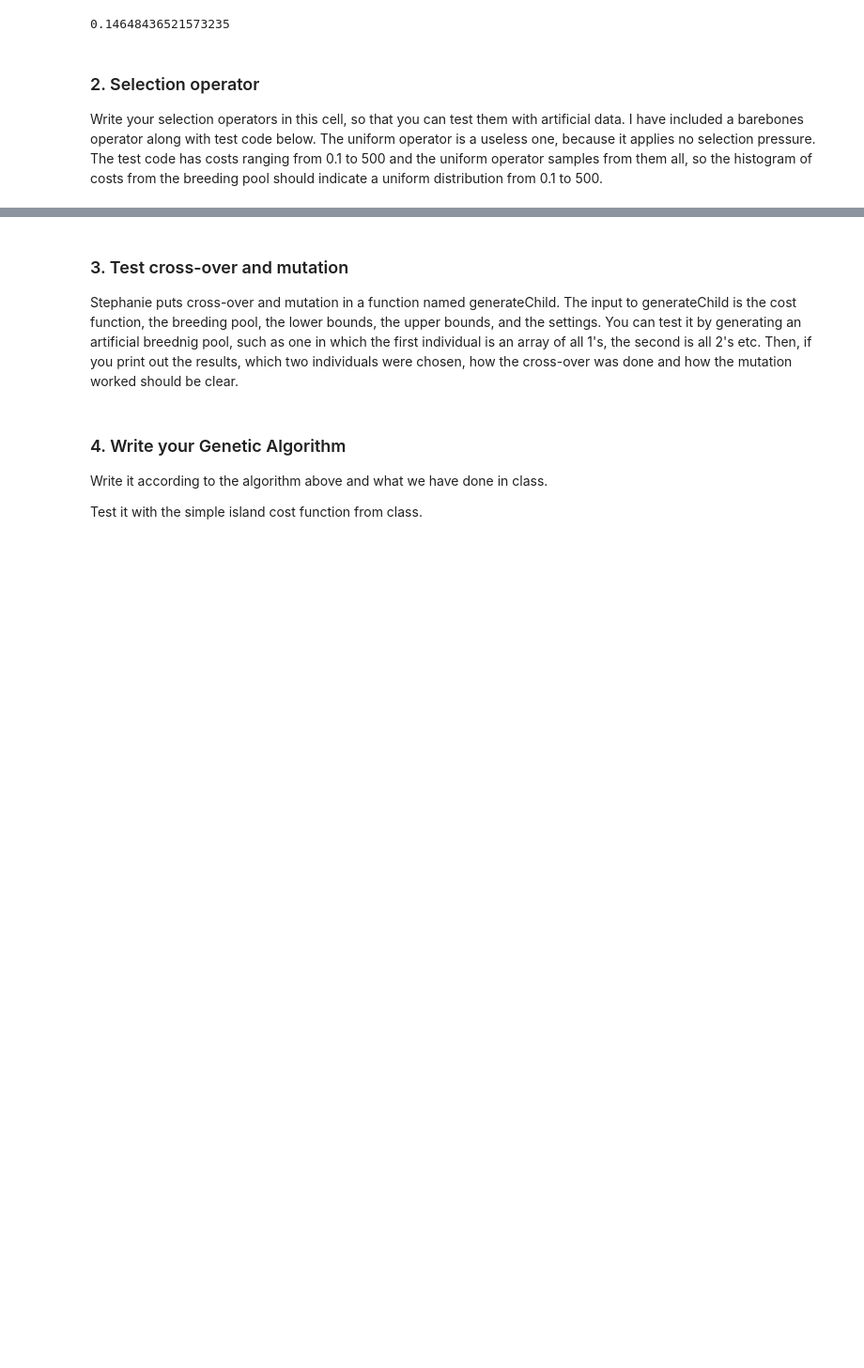
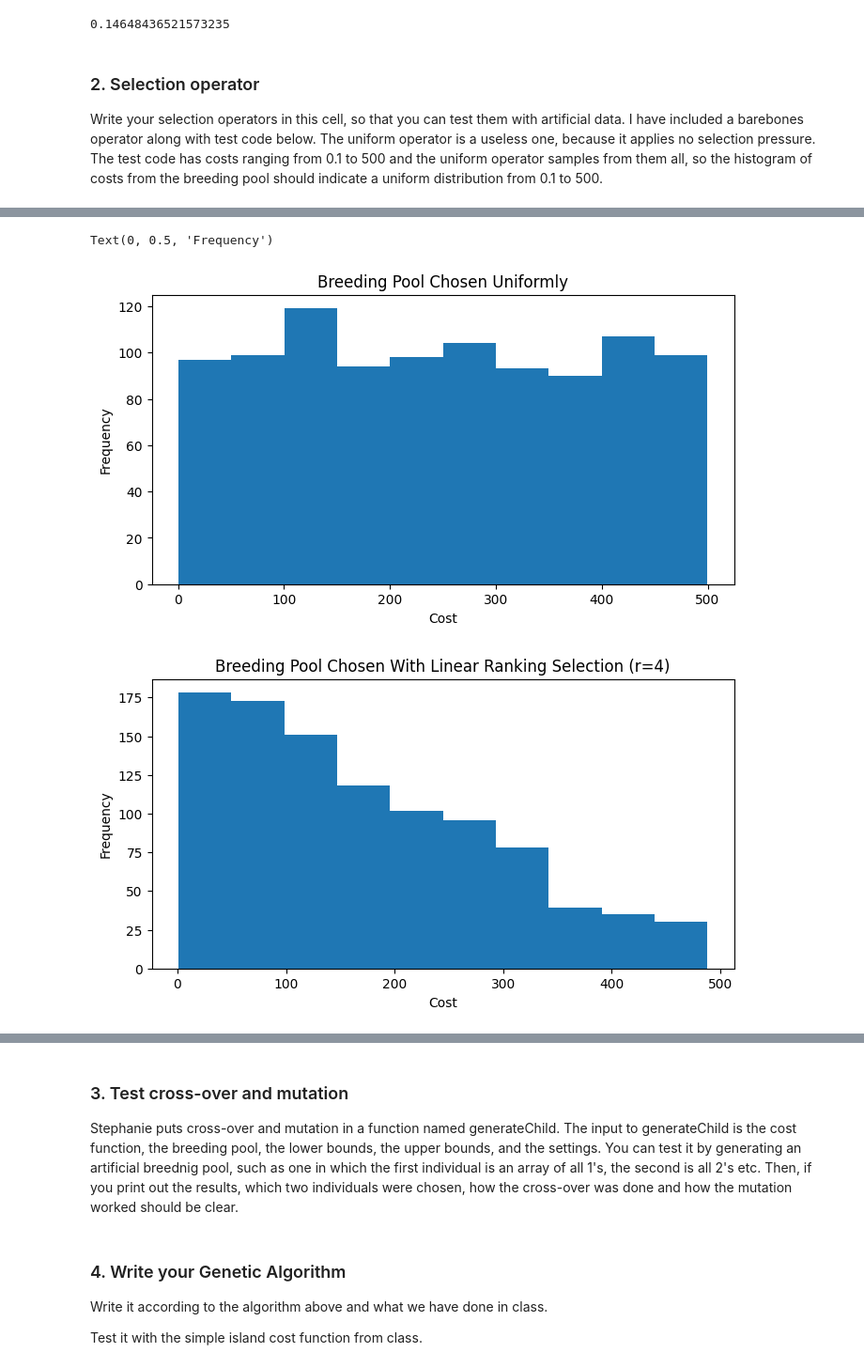
Before and after one commit to mattjax16/CS341, a Jupyter notebook: Project-4/Project4.ipynb, the cells around one changed output, grey strips where cells are left out. Shown at 94% size. Drawn from its saved outputs; the diff is of its cells as text; code cells hidden in the pictures; blank space fills up the shorter version.

```diff
--- a/Project-4/Project4.ipynb
+++ b/Project-4/Project4.ipynb
@@ -296,0 +308,42 @@ ModuleNotFoundError: No module named 'matplotlib'
+# %%
+
+# Test the selection operators
+# Make fake parameters, using the index as the values (so we can differentiate them)
+lam = 10000 # number of individuals in generation
+mu = 1000 # number of individuals in breeding pool
+NP = 5 # num of parameters per individual
+G = np.zeros( (lam,NP) )
+for i in range(lam):
+    G[i,:] = i
+Gcost = np.linspace(0.1,500,lam)
+settings = GASettings(numParents=mu, numChildren=lam)
+
+settings.selection = 'uniform'
+(P, Pcost) = select_pool(G, Gcost, settings)
+plt.figure( figsize=(8,4) )
+plt.hist( Pcost );
+plt.title( "Breeding Pool Chosen Uniformly")
+plt.xlabel( 'Cost')
+plt.ylabel('Frequency')
+
+settings.selection = 'linearRanking'
+settings.linearRankingRatio = 4
+(P, Pcost) = select_pool(G, Gcost, settings)
+plt.figure( figsize=(8,4) )
+plt.hist( Pcost );
+plt.title( "Breeding Pool Chosen With Linear Ranking Selection (r=4)")
+plt.xlabel( 'Cost')
+plt.ylabel('Frequency')
+
+settings.selection = 'linearRanking'
+settings.linearRankingRatio = 8
+(P, Pcost) = select_pool(G, Gcost, settings)
+plt.figure( figsize=(8,4) )
+plt.hist( Pcost );
+plt.title( "Breeding Pool Chosen With Linear Ranking Selection (r=8)")
+plt.xlabel( 'Cost')
+plt.ylabel('Frequency')
+# %% [output]
+Text(0, 0.5, 'Frequency')
+[figure, added]
+[figure, added]
```
Also changed, not shown: parts of 4 cells of this notebook, 2 other files.
